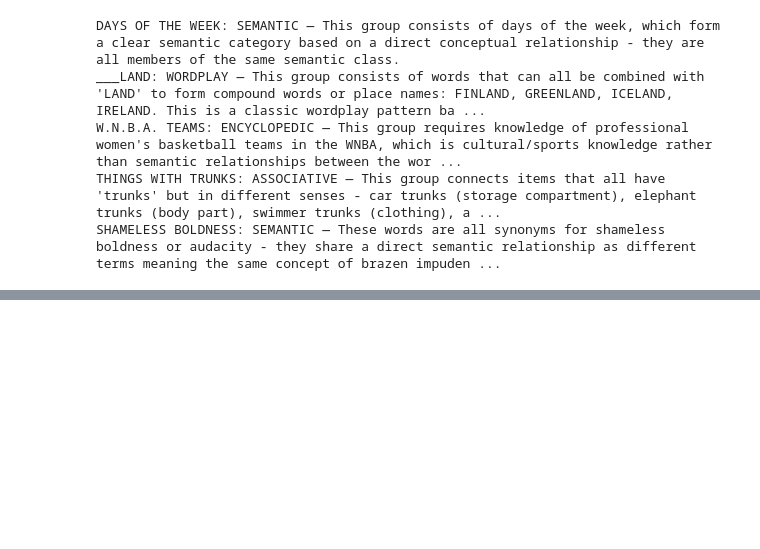
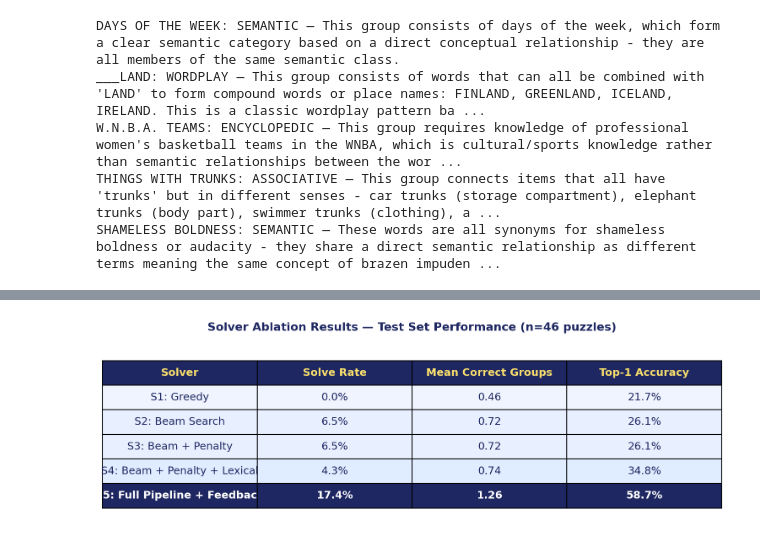
Before and after one commit to benburda/nyt-connections-thesis, a Jupyter notebook: notebooks/03_solver.ipynb, the cells around one changed output, grey strips where cells are left out. Saved outputs shown, nothing was run; the diff lists cells and outputs as text; code cells hidden in the pictures; blank space fills up the shorter version.

```diff
--- a/notebooks/03_solver.ipynb
+++ b/notebooks/03_solver.ipynb
@@ -341,0 +818,66 @@ RateLimitError: Error code: 429 - {'type': 'error', 'error': {'type': 'rate_limi
+# %%
+# ── Nice ablation results table figure ───────────────────────────────
+fig, ax = plt.subplots(figsize=(10, 3.5))
+ax.axis("off")
+
+headers = ["Solver", "Solve Rate", "Mean Correct Groups", "Top-1 Accuracy"]
+rows = [
+    ["S1: Greedy",                   "0.0%",  "0.46", "21.7%"],
+    ["S2: Beam Search",              "6.5%",  "0.72", "26.1%"],
+    ["S3: Beam + Penalty",           "6.5%",  "0.72", "26.1%"],
+    ["S4: Beam + Penalty + Lexical", "4.3%",  "0.74", "34.8%"],
+    ["S5: Full Pipeline + Feedback", "17.4%", "1.26", "58.7%"],
+]
+
+# colors
+header_color = "#1E2761"
+row_colors = [
+    ["#F0F4FF"] * 4,
+    ["#E8F0FF"] * 4,
+    ["#E8F0FF"] * 4,
+    ["#E0ECFF"] * 4,
+    ["#1E2761"] * 4,
+]
+text_colors = [
+    ["#1E2761"] * 4,
+    ["#1E2761"] * 4,
+    ["#1E2761"] * 4,
+    ["#1E2761"] * 4,
+    ["#FFFFFF"] * 4,
+]
+
+table = ax.table(
+    cellText=rows,
+    colLabels=headers,
+    cellLoc="center",
+    loc="center",
+    cellColours=row_colors,
+)
+
+# style header
+for j in range(4):
+    table[0, j].set_facecolor(header_color)
+    table[0, j].get_text().set_color("#F9DF6D")
+    table[0, j].get_text().set_fontweight("bold")
+    table[0, j].get_text().set_fontsize(12)
+
+# style rows
+for i in range(5):
+    for j in range(4):
+        table[i+1, j].get_text().set_color(text_colors[i][j])
+        table[i+1, j].get_text().set_fontsize(12)
+        if i == 4:
+            table[i+1, j].get_text().set_fontweight("bold")
+
+table.auto_set_font_size(False)
+table.scale(1.2, 2.2)
+
+plt.title("Solver Ablation Results — Test Set Performance (n=46 puzzles)",
+          fontsize=13, color="#1E2761", fontweight="bold", pad=15)
+
+plt.tight_layout()
+plt.savefig("../results/table_solver_ablation.png", dpi=150, bbox_inches="tight",
+            facecolor="white")
+plt.show()
+# %% [output]
+[figure, added]
```
Also changed, not shown: parts of 13 cells of this notebook, 11 other files.
